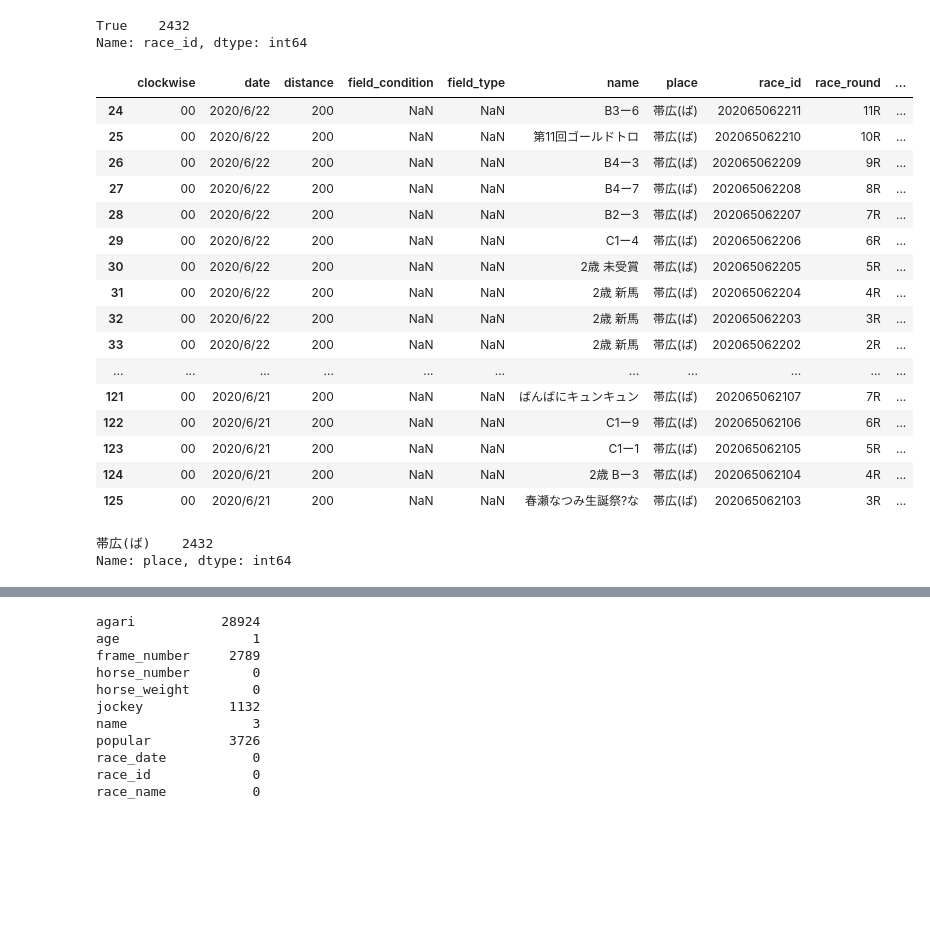
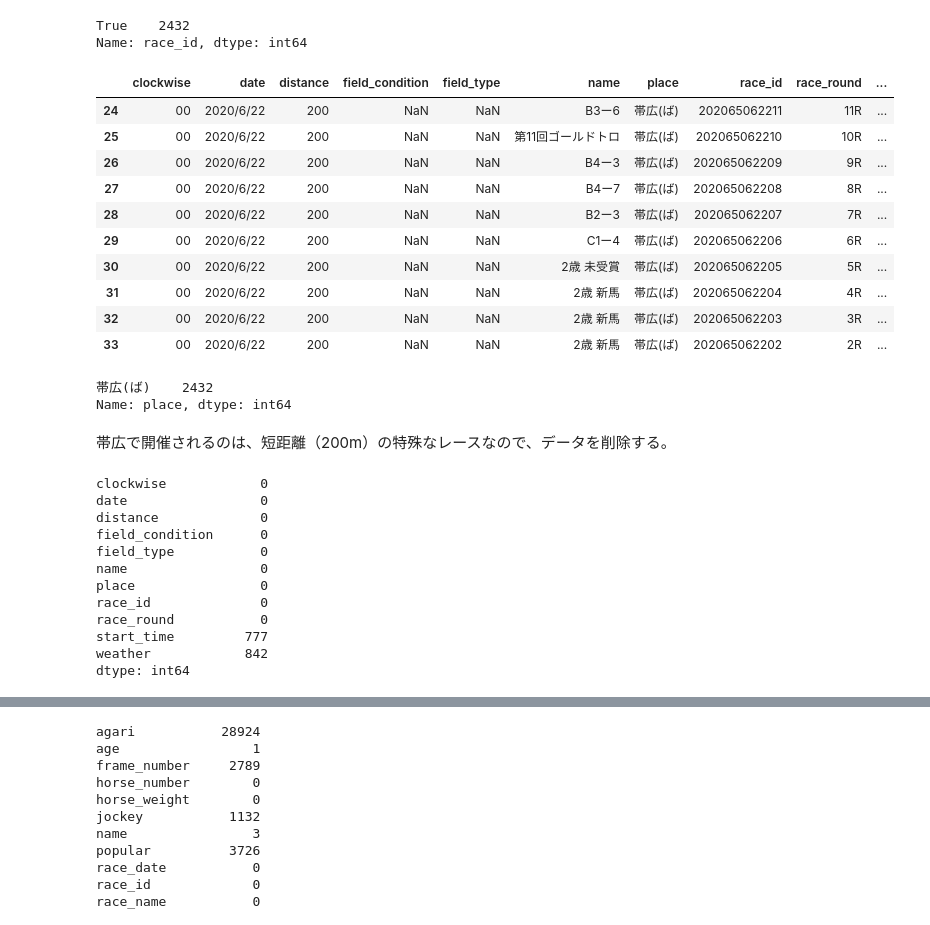
Before and after one commit to monda00/horse-race-notebook, a Jupyter notebook: horse_race_EDA.ipynb, the cells around one changed output, grey strips where cells are left out. Cells and saved outputs as stored; diff of their text form; code cells hidden in the pictures; blank space fills up the shorter version.

```diff
--- a/horse_race_EDA.ipynb
+++ b/horse_race_EDA.ipynb
@@ -144,27 +152,23 @@ field_conditionとfield_typeが欠損しているデータ
 True    2432
 Name: race_id, dtype: int64
 # %%
-race_df[race_df['field_condition'].isnull()].head(20)
+race_df[race_df['field_condition'].isnull()].head(10)
 # %% [output]
 |  | clockwise | date | distance | field_condition | field_type | name | place | race_id | race_round | ... |
 | 24 | 00 | 2020/6/22 | 200 | NaN | NaN | B3ー6 | 帯広(ば) | 202065062211 | 11R | ... |
 | 25 | 00 | 2020/6/22 | 200 | NaN | NaN | 第11回ゴールドトロ | 帯広(ば) | 202065062210 | 10R | ... |
 | 26 | 00 | 2020/6/22 | 200 | NaN | NaN | B4ー3 | 帯広(ば) | 202065062209 | 9R | ... |
 | 27 | 00 | 2020/6/22 | 200 | NaN | NaN | B4ー7 | 帯広(ば) | 202065062208 | 8R | ... |
 | 28 | 00 | 2020/6/22 | 200 | NaN | NaN | B2ー3 | 帯広(ば) | 202065062207 | 7R | ... |
 | 29 | 00 | 2020/6/22 | 200 | NaN | NaN | C1ー4 | 帯広(ば) | 202065062206 | 6R | ... |
 | 30 | 00 | 2020/6/22 | 200 | NaN | NaN | 2歳 未受賞 | 帯広(ば) | 202065062205 | 5R | ... |
 | 31 | 00 | 2020/6/22 | 200 | NaN | NaN | 2歳 新馬 | 帯広(ば) | 202065062204 | 4R | ... |
 | 32 | 00 | 2020/6/22 | 200 | NaN | NaN | 2歳 新馬 | 帯広(ば) | 202065062203 | 3R | ... |
 | 33 | 00 | 2020/6/22 | 200 | NaN | NaN | 2歳 新馬 | 帯広(ば) | 202065062202 | 2R | ... |
-| ... | ... | ... | ... | ... | ... | ... | ... | ... | ... | ... |
-| 121 | 00 | 2020/6/21 | 200 | NaN | NaN | ばんばにキュンキュン | 帯広(ば) | 202065062107 | 7R | ... |
-| 122 | 00 | 2020/6/21 | 200 | NaN | NaN | C1ー9 | 帯広(ば) | 202065062106 | 6R | ... |
-| 123 | 00 | 2020/6/21 | 200 | NaN | NaN | C1ー1 | 帯広(ば) | 202065062105 | 5R | ... |
-| 124 | 00 | 2020/6/21 | 200 | NaN | NaN | 2歳 Bー3 | 帯広(ば) | 202065062104 | 4R | ... |
-| 125 | 00 | 2020/6/21 | 200 | NaN | NaN | 春瀬なつみ生誕祭?な | 帯広(ば) | 202065062103 | 3R | ... |
 # %%
 race_df[race_df['field_condition'].isnull()]['place'].value_counts()
 # %% [output]
 帯広(ば)    2432
 Name: place, dtype: int64
+# %% [markdown]
+帯広で開催されるのは、短距離（200m）の特殊なレースなので、データを削除する。
@@ -170,0 +177,15 @@ Name: place, dtype: int64
+# %%
+race_df.isnull().sum()
+# %% [output]
+clockwise            0
+date                 0
+distance             0
+field_condition      0
+field_type           0
+name                 0
+place                0
+race_id              0
+race_round           0
+start_time         777
+weather            842
+dtype: int64
```
Also changed, not shown: parts of 17 cells of this notebook.
